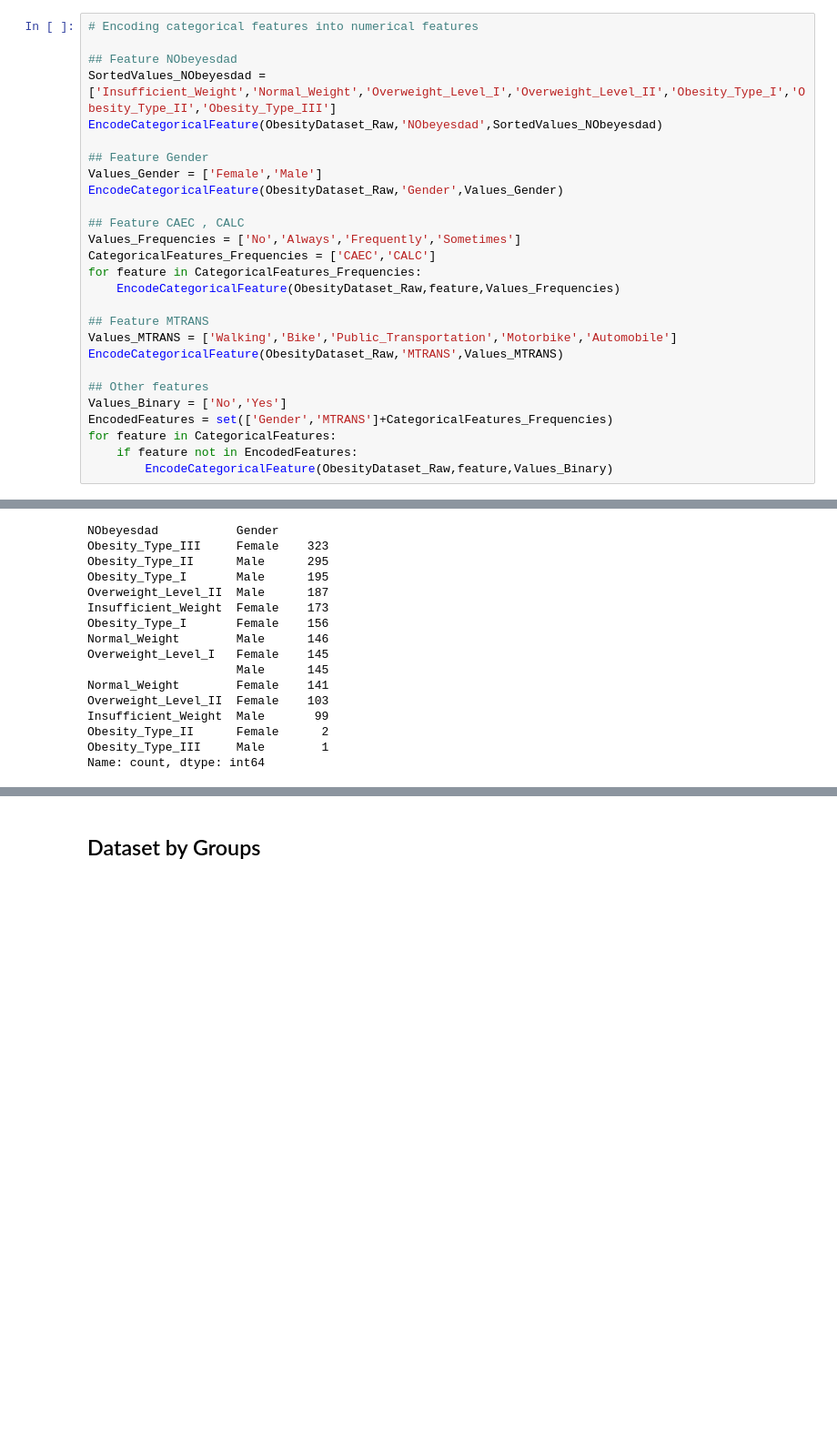
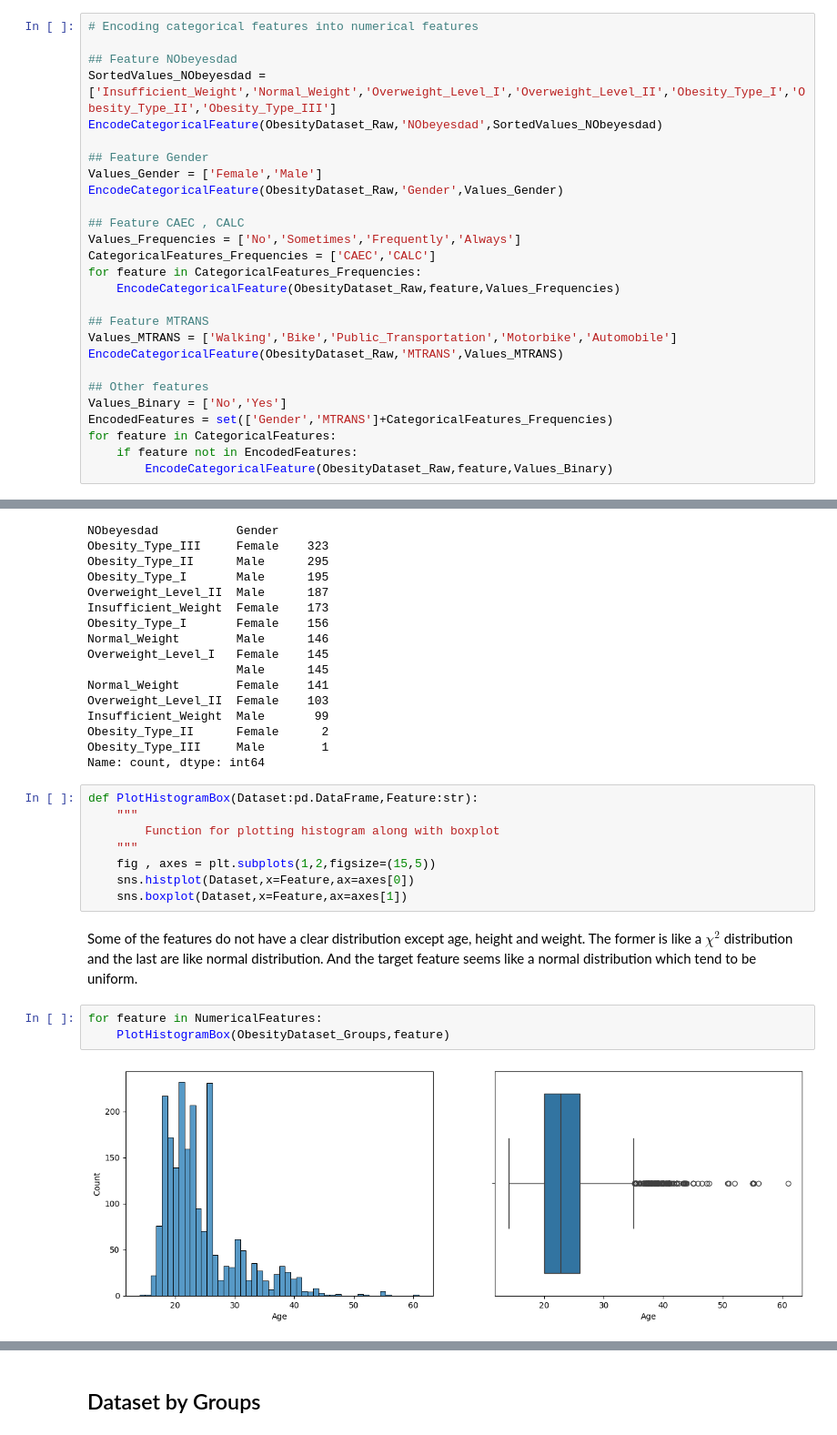
Before and after one commit to alexisuaguilaru/Obesity_Levels_Model, a Jupyter notebook: Exploratory_Data_Analysis/ExploratoryDataAnalysis.ipynb, the cells around one changed output, grey strips where cells are left out. Shown at 91% size. Drawn from its saved outputs; the diff is of its cells as text; blank space fills up the shorter version.

Commit message:
ADD distribution of features

```diff
--- a/Exploratory_Data_Analysis/ExploratoryDataAnalysis.ipynb
+++ b/Exploratory_Data_Analysis/ExploratoryDataAnalysis.ipynb
@@ -65,7 +67,7 @@ Values_Gender = ['Female','Male']
 EncodeCategoricalFeature(ObesityDataset_Raw,'Gender',Values_Gender)
 
 ## Feature CAEC , CALC
-Values_Frequencies = ['No','Always','Frequently','Sometimes']
+Values_Frequencies = ['No','Sometimes','Frequently','Always']
 CategoricalFeatures_Frequencies = ['CAEC','CALC']
 for feature in CategoricalFeatures_Frequencies:
     EncodeCategoricalFeature(ObesityDataset_Raw,feature,Values_Frequencies)
@@ -145,3 +147,18 @@ Insufficient_Weight  Male       99
 Obesity_Type_II      Female      2
 Obesity_Type_III     Male        1
 Name: count, dtype: int64
+# %%
+def PlotHistogramBox(Dataset:pd.DataFrame,Feature:str):
+    """
+        Function for plotting histogram along with boxplot
+    """
+    fig , axes = plt.subplots(1,2,figsize=(15,5))
+    sns.histplot(Dataset,x=Feature,ax=axes[0])
+    sns.boxplot(Dataset,x=Feature,ax=axes[1])
+# %% [markdown]
+Some of the features do not have a clear distribution except age, height and weight. The former is like a $\chi^2$ distribution and the last are like normal distribution. And the target feature seems like a normal distribution which tend to be uniform.
+# %%
+for feature in NumericalFeatures:
+    PlotHistogramBox(ObesityDataset_Groups,feature)
+# %% [output]
+[figure, added]
```
Also changed, not shown: parts of 8 cells of this notebook.
